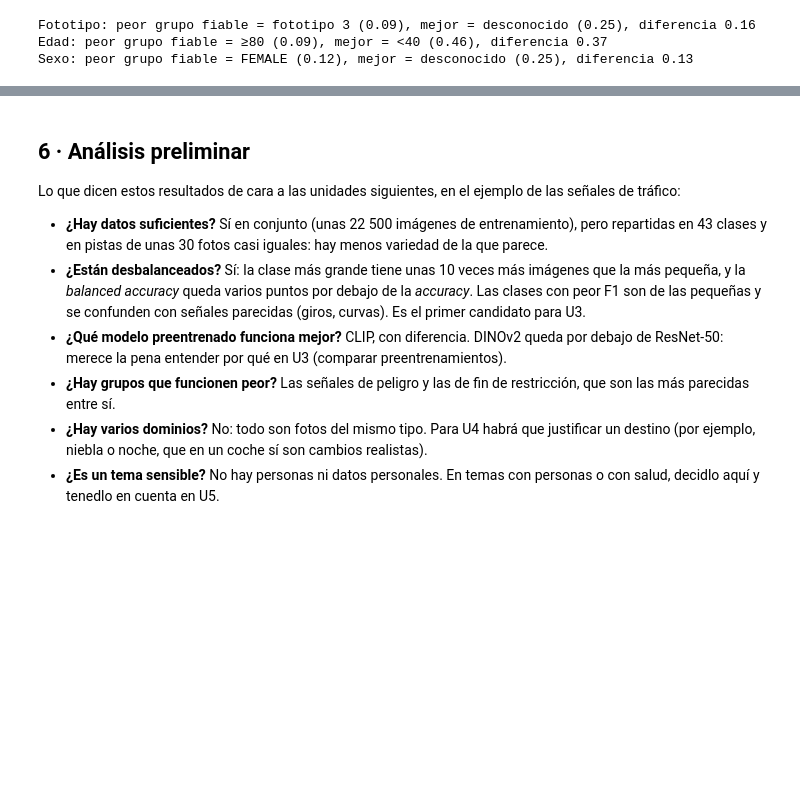
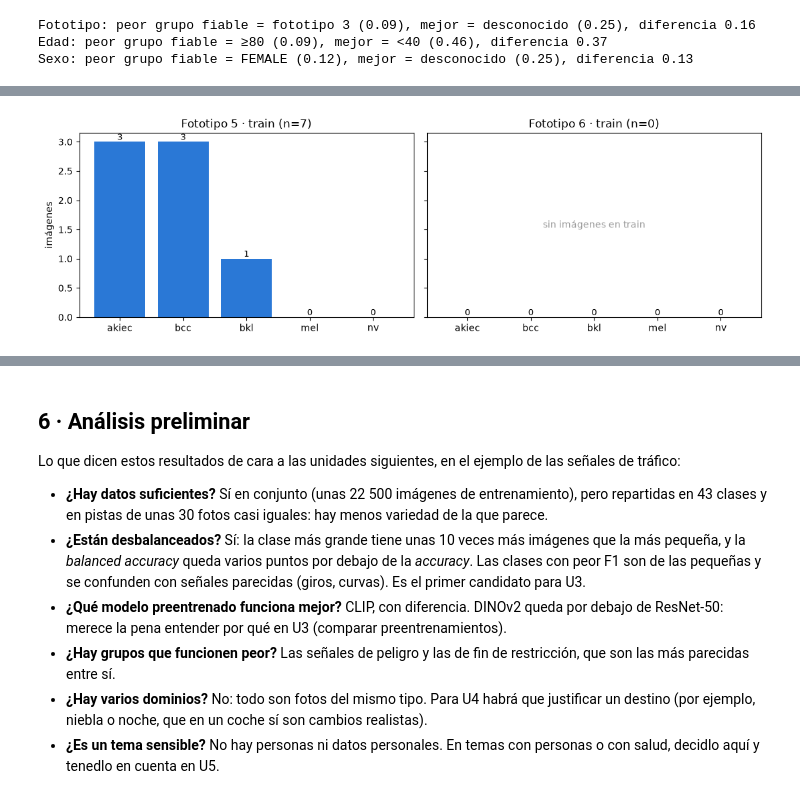
Before and after one commit to idom-ai/project_skin_wounds, a Jupyter notebook: 01_baseline.ipynb, the cells around one changed output, grey strips where cells are left out. Saved outputs shown, nothing was run; the diff lists cells and outputs as text; code cells hidden in the pictures; blank space fills up the shorter version.

```diff
--- a/01_baseline.ipynb
+++ b/01_baseline.ipynb
@@ -661,0 +670,20 @@ Sexo: peor grupo fiable = FEMALE (0.12), mejor = desconocido (0.25), diferencia
+# %%
+IMG = Path('memoria/images'); IMG.mkdir(parents=True, exist_ok=True)
+movil = tabla[tabla['dominio'] == 'movil'].copy()
+movil['edad_rango'] = pd.cut(movil['edad'], [0, 40, 60, 80, 120], labels=['<40', '40–59', '60–79', '≥80'], right=False)
+F56 = ['fototipo 5', 'fototipo 6']
+clases_d = cod.loc[CLASES_DESTINO]
+
+# Fototipos 5 y 6 en train: ¿qué clases tienen?
+fig, axs = plt.subplots(1, 2, figsize=(11, 3.5), sharey=True)
+for ax, g in zip(axs, F56):
+    c = (movil[(movil['grupo'] == g) & (movil['particion'] == 'train')]['etiqueta']
+         .value_counts().reindex(CLASES_DESTINO, fill_value=0))
+    b = ax.bar(clases_d, c.values, color='#2a78d6'); ax.bar_label(b, fontsize=9)
+    ax.set_title(f'{g.capitalize()} · train (n={c.sum()})')
+    if c.sum() == 0:
+        ax.text(.5, .5, 'sin imágenes en train', ha='center', va='center', color='#999999', transform=ax.transAxes)
+axs[0].set_ylabel('imágenes')
+plt.tight_layout(); plt.savefig(IMG / 'revision_fototipos56_train.png', dpi=200, bbox_inches='tight'); plt.show()
+# %% [output]
+[figure, added]
```
Also changed, not shown: parts of 5 cells of this notebook, 6 other files.
